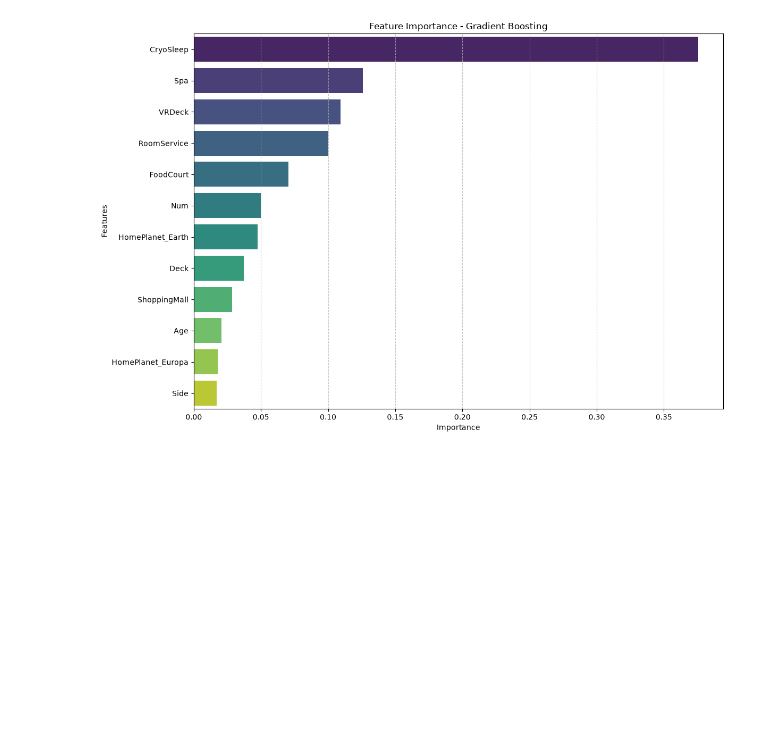
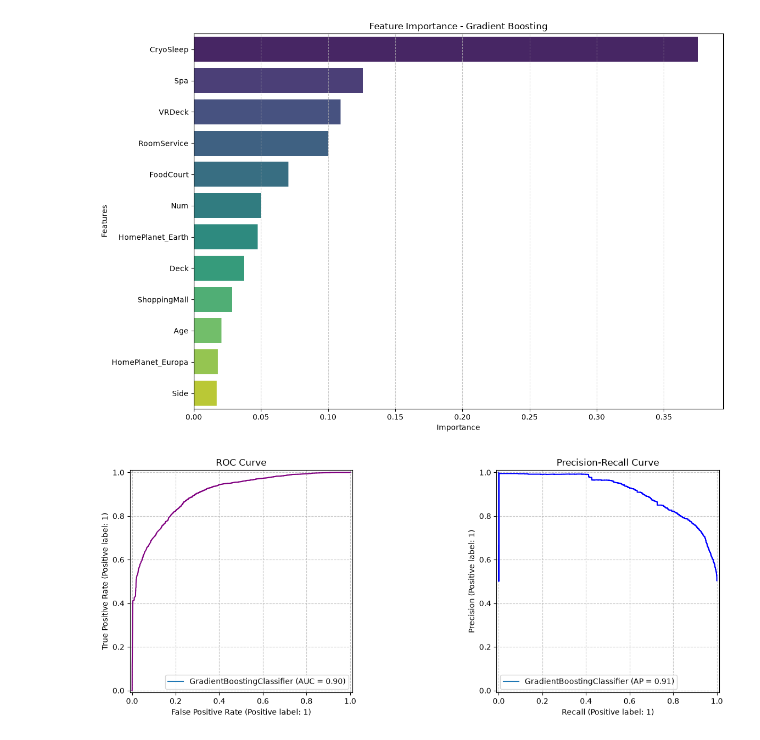
Before and after one commit to EnzoL987/Spaceship-Titanic-, a Jupyter notebook: Notebooks/02_gradient_boosting_tuning.ipynb, the cells around one changed output. Saved outputs shown, nothing was run; the diff lists cells and outputs as text; code cells hidden in the pictures; blank space fills up the shorter version.

```diff
--- a/Notebooks/02_gradient_boosting_tuning.ipynb
+++ b/Notebooks/02_gradient_boosting_tuning.ipynb
@@ -491,3 +493,22 @@ Passing `palette` without assigning `hue` is deprecated and will be removed in v
 
   sns.barplot(x='Importance', y='Features', data=df_importances, palette='viridis')
 [figure]
+# %%
+fig, axes = plt.subplots(1, 2, figsize=(14, 5))
+
+# ROC Curve
+roc_disp = RocCurveDisplay.from_estimator(best_model, x, y, ax=axes[0])
+roc_disp.line_.set_color("purple")
+axes[0].set_title("ROC Curve")
+axes[0].grid(True, linestyle='--', alpha=0.7)
+
+# Precision-Recall Curve
+pr_disp = PrecisionRecallDisplay.from_estimator(best_model, x, y, ax=axes[1])
+pr_disp.line_.set_color("blue")
+axes[1].set_title("Precision-Recall Curve")
+axes[1].grid(True, linestyle='--', alpha=0.7)
+
+plt.tight_layout()
+plt.show()
+# %% [output]
+[figure, added]
```
Also changed, not shown: parts of 2 cells of this notebook, 2 other files.
